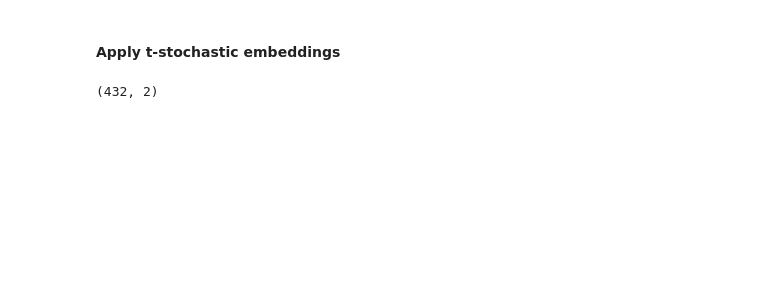
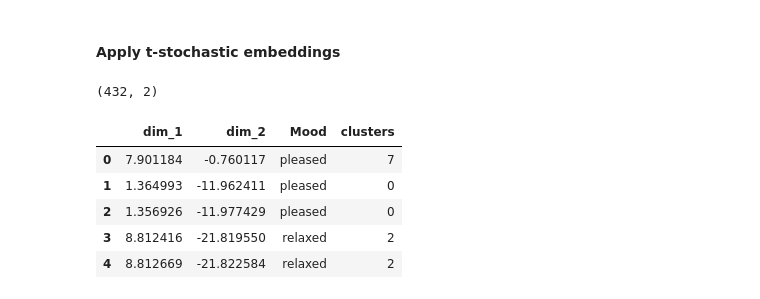
Before and after one commit to epistimi4/emotion_based_music_recomendation, a Jupyter notebook: correlations/Clustering with t-Stochastic Neighboring Embeddings for Music.ipynb, the cells around one changed output. Saved outputs shown, nothing was run; the diff lists cells and outputs as text; code cells hidden in the pictures; blank space fills up the shorter version.

```diff
--- a/correlations/Clustering with t-Stochastic Neighboring Embeddings for Music.ipynb
+++ b/correlations/Clustering with t-Stochastic Neighboring Embeddings for Music.ipynb
@@ -252,10 +253,17 @@ vectorizer = np.vectorize(lambda x: colors[x % len(colors)])
 # %%
 x_embedded = TSNE(n_components=2, learning_rate=100).fit_transform(d_scaled)
 print(x_embedded.shape)
 df_plot = pd.DataFrame()
 df_plot['dim_1']  = x_embedded[:,0]
 df_plot['dim_2']  = x_embedded[:,1]
 df_plot['Mood'] = Y
 df_plot['clusters'] = clusters
+df_plot.head()
 # %% [output]
 (432, 2)
+|  | dim_1 | dim_2 | Mood | clusters |
+| 0 | 7.901184 | -0.760117 | pleased | 7 |
+| 1 | 1.364993 | -11.962411 | pleased | 0 |
+| 2 | 1.356926 | -11.977429 | pleased | 0 |
+| 3 | 8.812416 | -21.819550 | relaxed | 2 |
+| 4 | 8.812669 | -21.822584 | relaxed | 2 |
```
Also changed, not shown: parts of 10 cells of this notebook.
